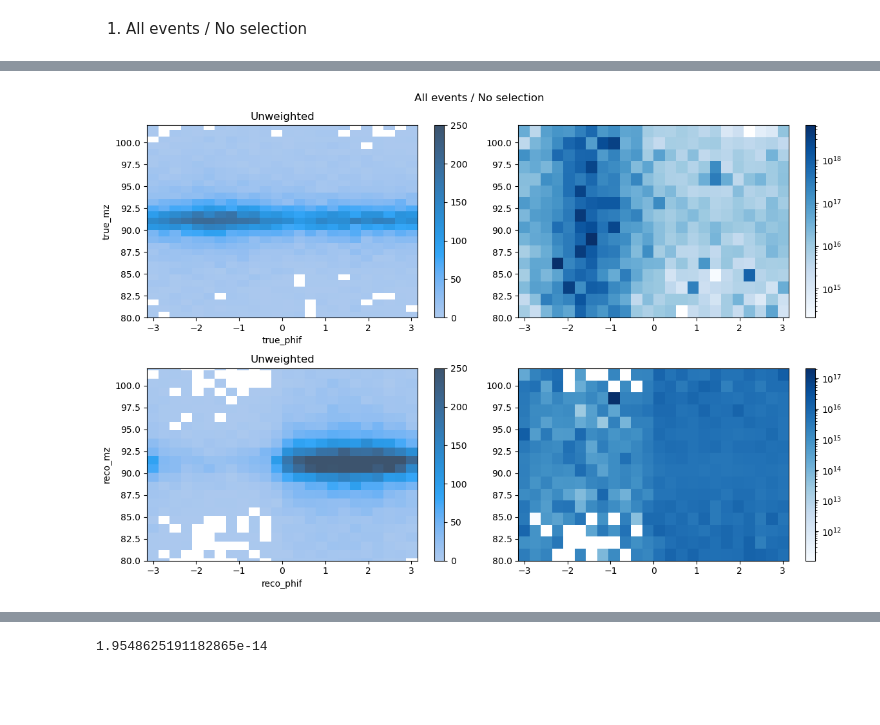
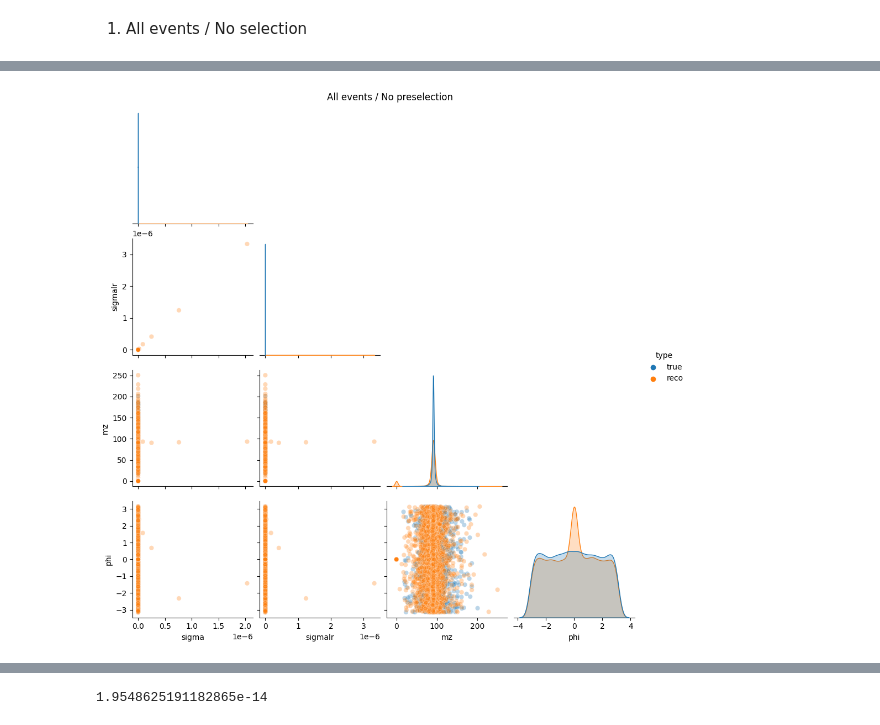
Before and after one commit to ILDAnaSoft/ZHH, a Jupyter notebook: view.ipynb, the cells around one changed output, grey strips where cells are left out. Cells and saved outputs as stored; diff of their text form; code cells hidden in the pictures; blank space fills up the shorter version.

```diff
--- a/view.ipynb
+++ b/view.ipynb
@@ -218,2 +219,35 @@ f.set(title="Passed pre-selection, but invalid sigma")
+# %%
+def plot_pplot(title:str, file_prefix:str, data_split):
+    f = sns.pairplot(data_split, hue="type", vars=["sigma", "sigmalr", "mz", "phi"], plot_kws=dict( alpha=0.3 ), corner=True)
+    f.fig.suptitle(title, y=1.01)
+
+    plt.savefig(file_prefix + "_pairplot.pdf")
+
+def plot_hists(title:str, file_prefix:str, data):
+    fig, axs = plt.subplots(ncols=2, nrows=2, figsize=(12., 8.)) # layout="constrained"
+    fig.suptitle(title)
+
+    cmap = sns.color_palette("Blues", as_cmap=True)
+
+    # Seaborn: unweighted (linear) histograms
+    f1 = sns.histplot(data=data, x="true_phi", y="true_mz", bins=(24,256), cbar=True, vmin=0, vmax=250, ax=axs[0][0])
+    f1.set(xlim=(-3.142,3.142), ylim=(80,102), title="Unweighted")
+
+    f2 = sns.histplot(data=data, x="reco_phi", y="reco_mz", bins=(24,256), cbar=True, vmin=0, vmax=250, ax=axs[1][0])
+    f2.set(xlim=(-3.142,3.142), ylim=(80,102), title="Unweighted")
+
+    # Matplotlib: weighted (log) histograms
+    x = "true_phi"
+    y = "true_mz"
+    counts, xedges, yedges, im = axs[0][1].hist2d(data=data, x=x, y=y, cmap=cmap, bins=(24,16), range=[[-3.142,3.142], [80, 102]], norm="log", weights=1/data["true_sigmalr"])
+    fig.colorbar(im, ax=axs[0][1], location='right')
+
+    x = "reco_phi"
+    y = "reco_mz"
+    counts, xedges, yedges, im = axs[1][1].hist2d(data=data, x=x, y=y, cmap=cmap, bins=(24,16), range=[[-3.142,3.142], [80, 102]], norm="log", weights=1/data["reco_sigmalr"])
+    fig.colorbar(im, ax=axs[1][1], location='right')
+
+    fig.tight_layout()
+    plt.savefig(file_prefix + "_unwt_vs_wt.pdf")
 # %% [markdown]
 1. All events / No selection
@@ -227,27 +254,8 @@ plt.savefig("1_no_selection_pairplot.pdf")
-# %%
-fig, axs = plt.subplots(ncols=2, nrows=2, figsize=(12., 8.)) # layout="constrained"
-fig.suptitle(title)
-
-cmap = sns.color_palette("Blues", as_cmap=True)
-
-# Seaborn
-f1 = sns.histplot(data=data, x="true_phif", y="true_mz", bins=(24,256), cbar=True, vmin=0, vmax=250, ax=axs[0][0])
-f1.set(xlim=(-3.142,3.142), ylim=(80,102), title="Unweighted")
-
-# Matplotlib
-x = "true_phif"
-y = "true_mz"
-counts, xedges, yedges, im = axs[0][1].hist2d(data=data, x=x, y=y, cmap=cmap, bins=(24,16), range=[[-3.142,3.142], [80, 102]], norm="log", weights=1/data["true_sigmalr"])
-fig.colorbar(im, ax=axs[0][1], location='right')
-
-f3 = sns.histplot(data=data, x="reco_phif", y="reco_mz", bins=(24,256), cbar=True, vmin=0, vmax=250, ax=axs[1][0])
-f3.set(xlim=(-3.142,3.142), ylim=(80,102), title="Unweighted")
-
-x = "reco_phif"
-y = "reco_mz"
-counts, xedges, yedges, im = axs[1][1].hist2d(data=data, x=x, y=y, cmap=cmap, bins=(24,16), range=[[-3.142,3.142], [80, 102]], norm="log", weights=1/data["reco_sigmalr"])
-fig.colorbar(im, ax=axs[1][1], location='right')
-
-fig.tight_layout()
-# %% [output]
-[figure, removed]
+# %%
+title = "All events / No preselection"
+file_prefix = "1_all_events"
+data_current = data
+# %%
+plot_pplot(title, file_prefix, split_event_tree(data_current))
+# %% [output]
+[figure, added]
```
Also changed, not shown: parts of 26 cells of this notebook.
